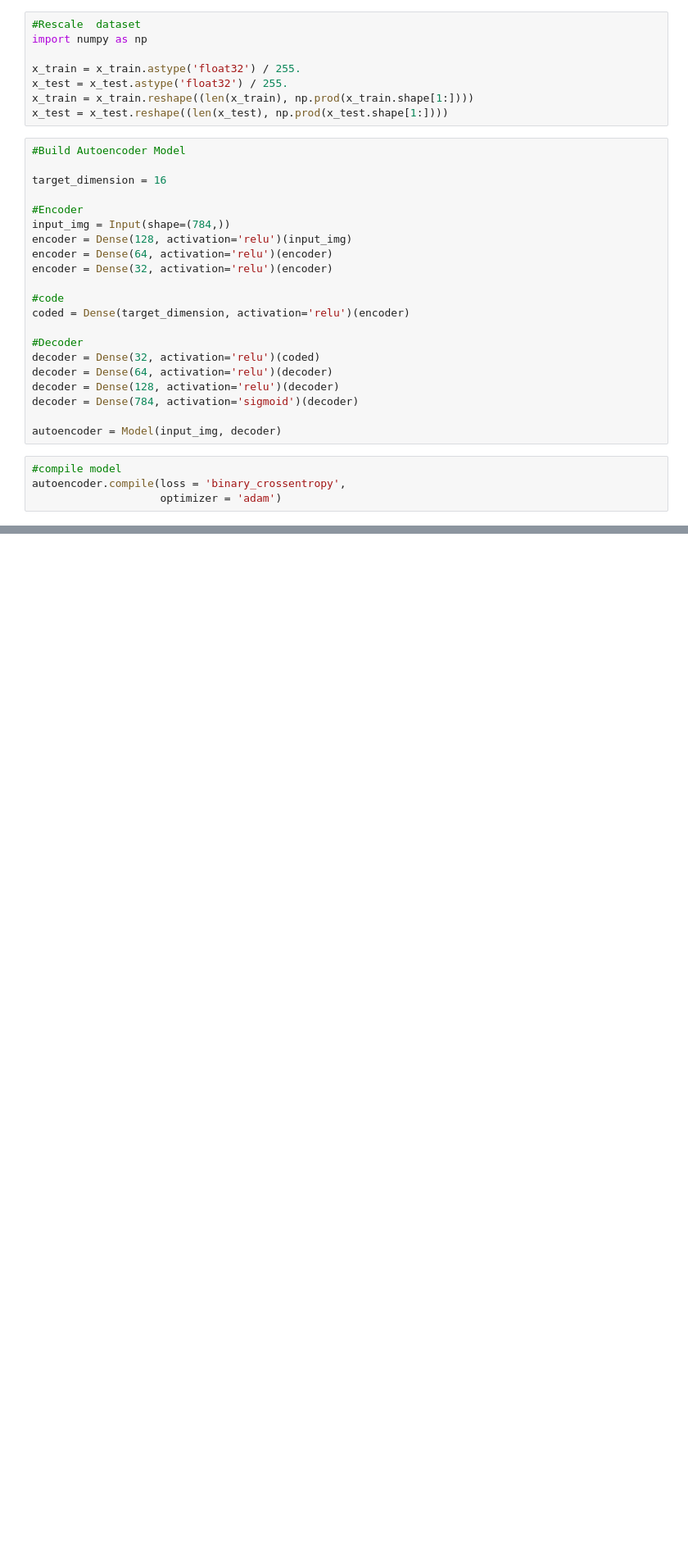
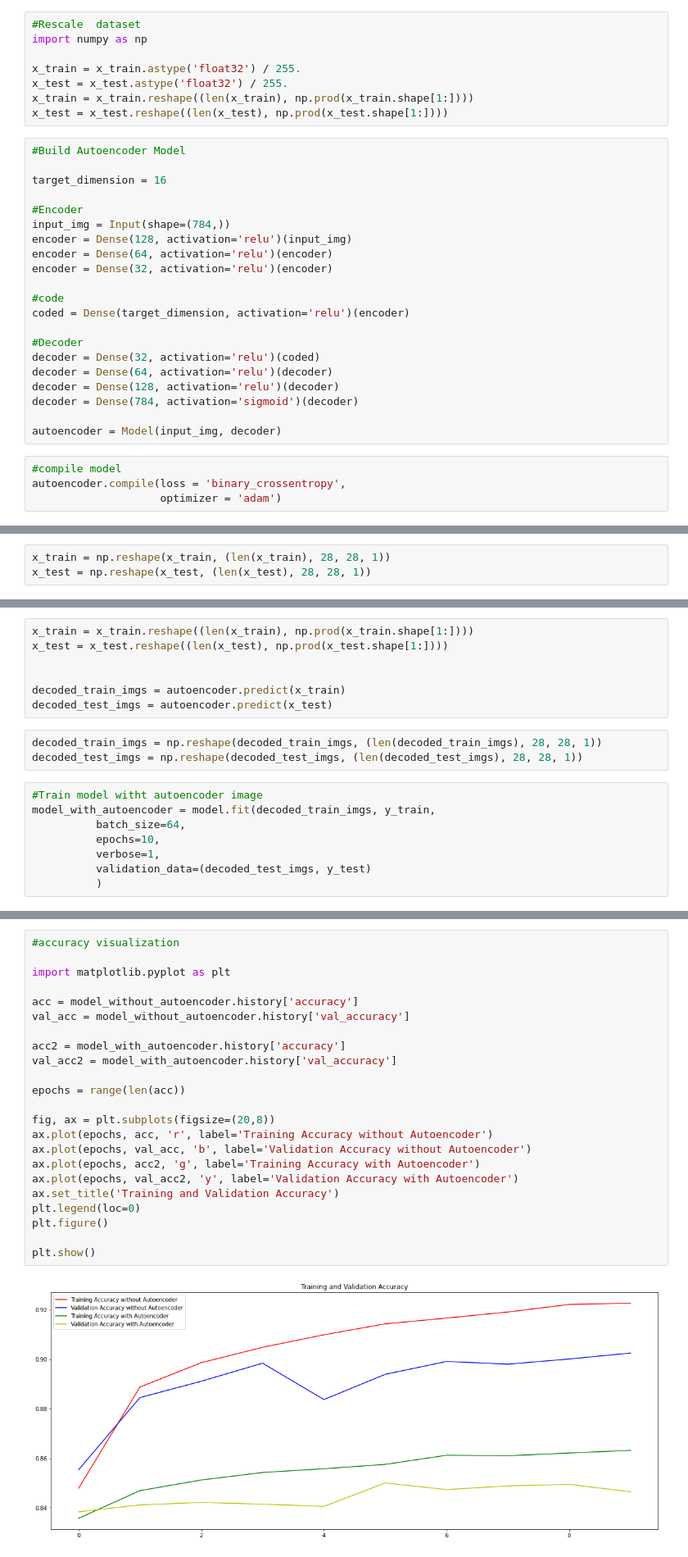
Before and after one commit to Nanangk/Deep_Autoencoder_Implementation_with_Keras, a Jupyter notebook: Deep_Autoencoder_Implementation.ipynb, the cells around one changed output, grey strips where cells are left out. Shown at 82% size. Saved outputs shown, nothing was run; the diff lists cells and outputs as text; blank space fills up the shorter version.

```diff
--- a/Deep_Autoencoder_Implementation.ipynb
+++ b/Deep_Autoencoder_Implementation.ipynb
@@ -150,0 +170,3 @@ plt.show()
+# %%
+x_train = np.reshape(x_train, (len(x_train), 28, 28, 1))
+x_test = np.reshape(x_test, (len(x_test), 28, 28, 1))
@@ -150,0 +199,18 @@ plt.show()
+# %%
+x_train = x_train.reshape((len(x_train), np.prod(x_train.shape[1:])))
+x_test = x_test.reshape((len(x_test), np.prod(x_test.shape[1:])))
+
+
+decoded_train_imgs = autoencoder.predict(x_train)
+decoded_test_imgs = autoencoder.predict(x_test)
+# %%
+decoded_train_imgs = np.reshape(decoded_train_imgs, (len(decoded_train_imgs), 28, 28, 1))
+decoded_test_imgs = np.reshape(decoded_test_imgs, (len(decoded_test_imgs), 28, 28, 1))
+# %%
+#Train model witht autoencoder image
+model_with_autoencoder = model.fit(decoded_train_imgs, y_train,
+          batch_size=64,
+          epochs=10,
+          verbose=1,
+          validation_data=(decoded_test_imgs, y_test)
+          )
@@ -150,0 +235,25 @@ plt.show()
+# %%
+#accuracy visualization
+
+import matplotlib.pyplot as plt
+
+acc = model_without_autoencoder.history['accuracy']
+val_acc = model_without_autoencoder.history['val_accuracy']
+
+acc2 = model_with_autoencoder.history['accuracy']
+val_acc2 = model_with_autoencoder.history['val_accuracy']
+
+epochs = range(len(acc))
+
+fig, ax = plt.subplots(figsize=(20,8))
+ax.plot(epochs, acc, 'r', label='Training Accuracy without Autoencoder')
+ax.plot(epochs, val_acc, 'b', label='Validation Accuracy without Autoencoder')
+ax.plot(epochs, acc2, 'g', label='Training Accuracy with Autoencoder')
+ax.plot(epochs, val_acc2, 'y', label='Validation Accuracy with Autoencoder')
+ax.set_title('Training and Validation Accuracy')
+plt.legend(loc=0)
+plt.figure()
+
+plt.show()
+# %% [output]
+[figure, added]
```
Also changed, not shown: parts of 15 cells of this notebook.
